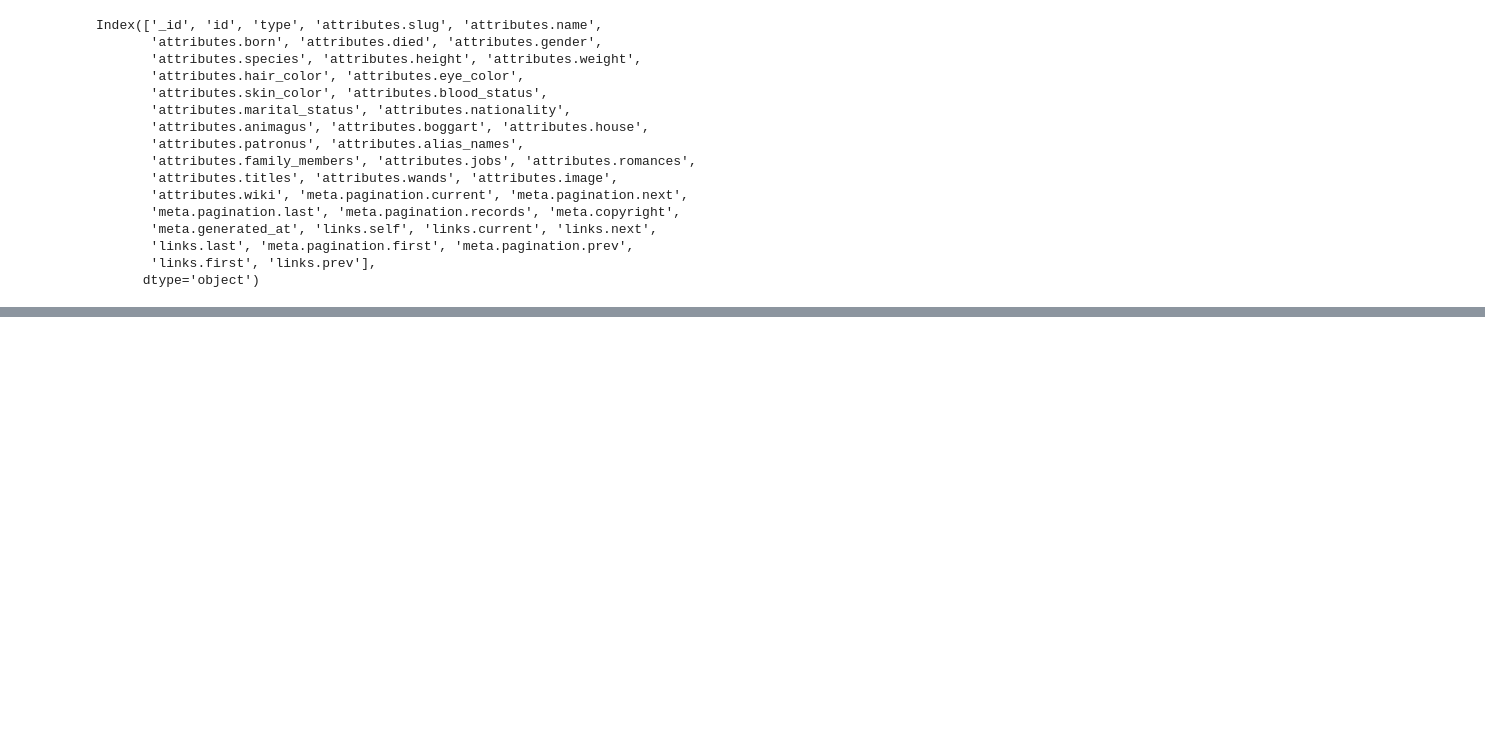
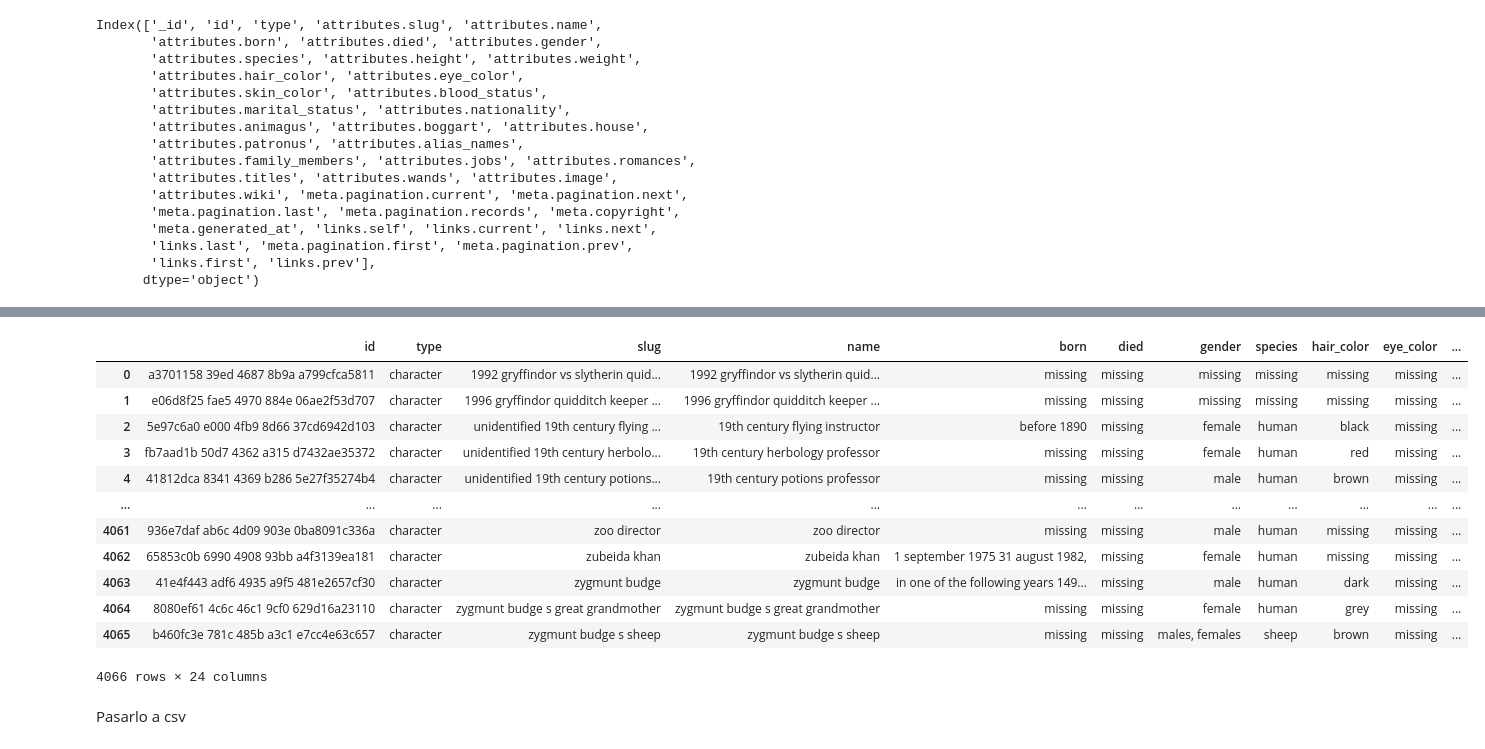
Before and after one commit to MauricioVazquezM/FDD_ETL_PROJECT, a Jupyter notebook: Potter.ipynb, the cells around one changed output, grey strips where cells are left out. Saved outputs shown, nothing was run; the diff lists cells and outputs as text; code cells hidden in the pictures; blank space fills up the shorter version.

```diff
--- a/Potter.ipynb
+++ b/Potter.ipynb
@@ -160,0 +351,25 @@ Index(['_id', 'id', 'type', 'attributes.slug', 'attributes.name',
+# %%
+# †
+def quitar(cell):
+    cell = cell.astype(str)
+    resp = cell.replace(to_replace=r'[\!\#\$\%\&\(\)\'\"\*\+\-\.\/\:\;\<\=\>\?\@\^\`\{\|\}\~\†]', value=' ', regex=True)
+    return resp
+
+char = char.apply(quitar)
+char
+# %% [output]
+|  | id | type | slug | name | born | died | gender | species | hair_color | eye_color | ... |
+| 0 | a3701158 39ed 4687 8b9a a799cfca5811 | character | 1992 gryffindor vs slytherin quid... | 1992 gryffindor vs slytherin quid... | missing | missing | missing | missing | missing | missing | ... |
+| 1 | e06d8f25 fae5 4970 884e 06ae2f53d707 | character | 1996 gryffindor quidditch keeper ... | 1996 gryffindor quidditch keeper ... | missing | missing | missing | missing | missing | missing | ... |
+| 2 | 5e97c6a0 e000 4fb9 8d66 37cd6942d103 | character | unidentified 19th century flying ... | 19th century flying instructor | before 1890 | missing | female | human | black | missing | ... |
+| 3 | fb7aad1b 50d7 4362 a315 d7432ae35372 | character | unidentified 19th century herbolo... | 19th century herbology professor | missing | missing | female | human | red | missing | ... |
+| 4 | 41812dca 8341 4369 b286 5e27f35274b4 | character | unidentified 19th century potions... | 19th century potions professor | missing | missing | male | human | brown | missing | ... |
+| ... | ... | ... | ... | ... | ... | ... | ... | ... | ... | ... | ... |
+| 4061 | 936e7daf ab6c 4d09 903e 0ba8091c336a | character | zoo director | zoo director | missing | missing | male | human | missing | missing | ... |
+| 4062 | 65853c0b 6990 4908 93bb a4f3139ea181 | character | zubeida khan | zubeida khan | 1 september 1975 31 august 1982, | missing | female | human | missing | missing | ... |
+| 4063 | 41e4f443 adf6 4935 a9f5 481e2657cf30 | character | zygmunt budge | zygmunt budge | in one of the following years 149... | missing | male | human | dark | missing | ... |
+| 4064 | 8080ef61 4c6c 46c1 9cf0 629d16a23110 | character | zygmunt budge s great grandmother | zygmunt budge s great grandmother | missing | missing | female | human | grey | missing | ... |
+| 4065 | b460fc3e 781c 485b a3c1 e7cc4e63c657 | character | zygmunt budge s sheep | zygmunt budge s sheep | missing | missing | males, females | sheep | brown | missing | ... |
+4066 rows × 24 columns
+# %% [markdown]
+Pasarlo a csv
```
Also changed, not shown: parts of 13 cells of this notebook.
